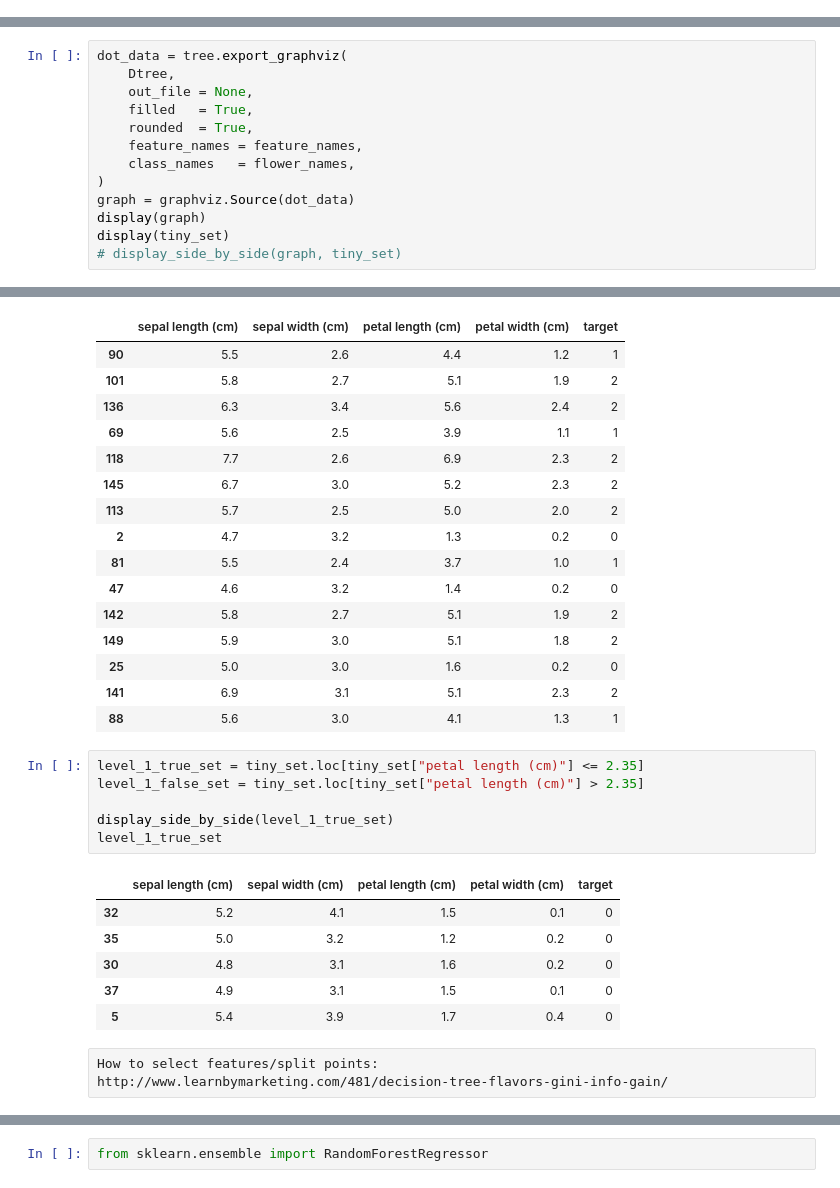
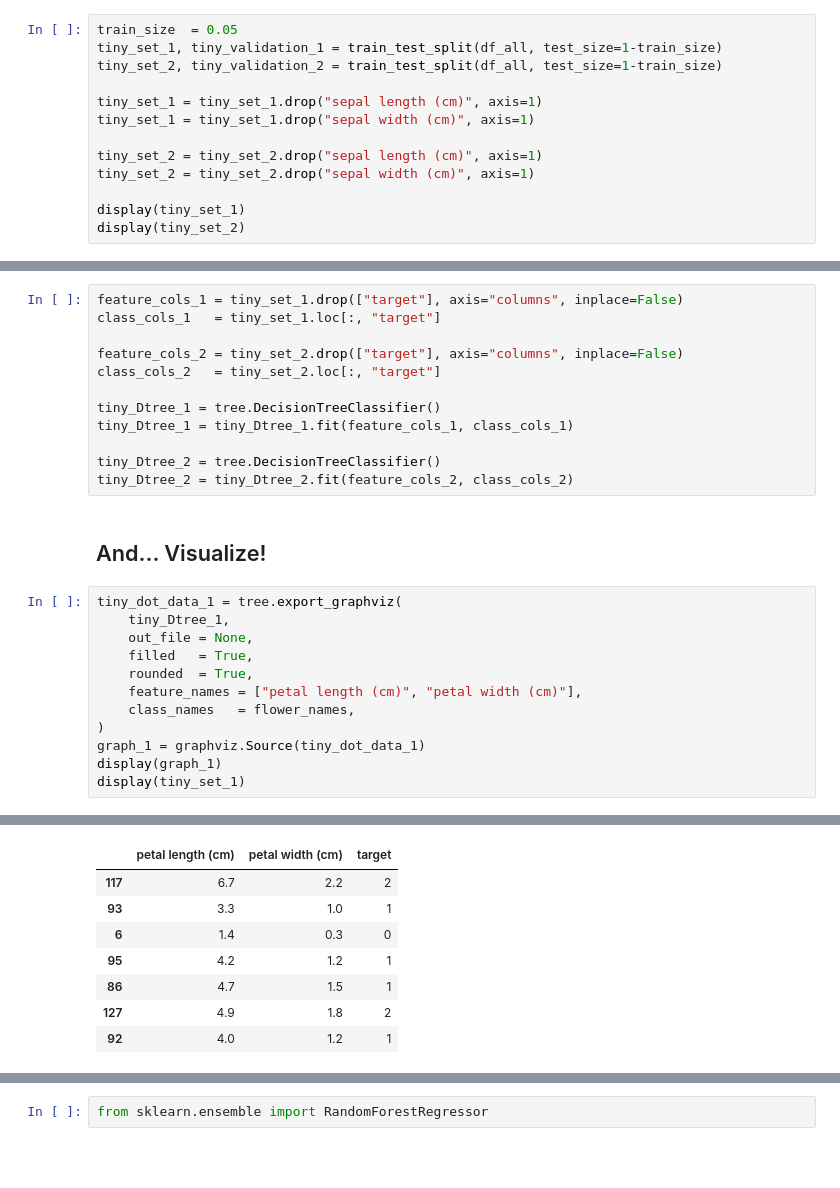
Before and after one commit to ucfai/core, a Jupyter notebook: fa18/2018-10-31-decision-trees/2018-10-31-decision-trees.ipynb, the cells around one changed output, grey strips where cells are left out. Cells and saved outputs as stored; diff of their text form; blank space fills up the shorter version.

```diff
--- a/fa18/2018-10-31-decision-trees/2018-10-31-decision-trees.ipynb
+++ b/fa18/2018-10-31-decision-trees/2018-10-31-decision-trees.ipynb
@@ -81,0 +95,13 @@ Dtree = Dtree.fit(feature_cols, class_cols)
+# %%
+train_size  = 0.05
+tiny_set_1, tiny_validation_1 = train_test_split(df_all, test_size=1-train_size)
+tiny_set_2, tiny_validation_2 = train_test_split(df_all, test_size=1-train_size)
+
+tiny_set_1 = tiny_set_1.drop("sepal length (cm)", axis=1)
+tiny_set_1 = tiny_set_1.drop("sepal width (cm)", axis=1)
+
+tiny_set_2 = tiny_set_2.drop("sepal length (cm)", axis=1)
+tiny_set_2 = tiny_set_2.drop("sepal width (cm)", axis=1)
+
+display(tiny_set_1)
+display(tiny_set_2)
@@ -82,47 +130,36 @@ Dtree = Dtree.fit(feature_cols, class_cols)
+# %%
+feature_cols_1 = tiny_set_1.drop(["target"], axis="columns", inplace=False)
+class_cols_1   = tiny_set_1.loc[:, "target"]
+
+feature_cols_2 = tiny_set_2.drop(["target"], axis="columns", inplace=False)
+class_cols_2   = tiny_set_2.loc[:, "target"]
+
+tiny_Dtree_1 = tree.DecisionTreeClassifier()
+tiny_Dtree_1 = tiny_Dtree_1.fit(feature_cols_1, class_cols_1)
+
+tiny_Dtree_2 = tree.DecisionTreeClassifier()
+tiny_Dtree_2 = tiny_Dtree_2.fit(feature_cols_2, class_cols_2)
+# %% [markdown]
+## And... Visualize!
 # %%
-dot_data = tree.export_graphviz(
-    Dtree,
+tiny_dot_data_1 = tree.export_graphviz(
+    tiny_Dtree_1,
     out_file = None,
     filled   = True,
     rounded  = True,
-    feature_names = feature_names,
+    feature_names = ["petal length (cm)", "petal width (cm)"],
     class_names   = flower_names,
 )
-graph = graphviz.Source(dot_data)
-display(graph)
-display(tiny_set)
-# display_side_by_side(graph, tiny_set)
+graph_1 = graphviz.Source(tiny_dot_data_1)
+display(graph_1)
+display(tiny_set_1)
 # %% [output]
 [drawing not drawn]
-|  | sepal length (cm) | sepal width (cm) | petal length (cm) | petal width (cm) | target |
-| 90 | 5.5 | 2.6 | 4.4 | 1.2 | 1 |
-| 101 | 5.8 | 2.7 | 5.1 | 1.9 | 2 |
-| 136 | 6.3 | 3.4 | 5.6 | 2.4 | 2 |
-| 69 | 5.6 | 2.5 | 3.9 | 1.1 | 1 |
-| 118 | 7.7 | 2.6 | 6.9 | 2.3 | 2 |
-| 145 | 6.7 | 3.0 | 5.2 | 2.3 | 2 |
-| 113 | 5.7 | 2.5 | 5.0 | 2.0 | 2 |
-| 2 | 4.7 | 3.2 | 1.3 | 0.2 | 0 |
-| 81 | 5.5 | 2.4 | 3.7 | 1.0 | 1 |
-| 47 | 4.6 | 3.2 | 1.4 | 0.2 | 0 |
-| 142 | 5.8 | 2.7 | 5.1 | 1.9 | 2 |
-| 149 | 5.9 | 3.0 | 5.1 | 1.8 | 2 |
-| 25 | 5.0 | 3.0 | 1.6 | 0.2 | 0 |
-| 141 | 6.9 | 3.1 | 5.1 | 2.3 | 2 |
-| 88 | 5.6 | 3.0 | 4.1 | 1.3 | 1 |
+|  | petal length (cm) | petal width (cm) | target |
+| 117 | 6.7 | 2.2 | 2 |
+| 93 | 3.3 | 1.0 | 1 |
+| 6 | 1.4 | 0.3 | 0 |
+| 95 | 4.2 | 1.2 | 1 |
+| 86 | 4.7 | 1.5 | 1 |
+| 127 | 4.9 | 1.8 | 2 |
+| 92 | 4.0 | 1.2 | 1 |
-# %%
-level_1_true_set = tiny_set.loc[tiny_set["petal length (cm)"] <= 2.35]
-level_1_false_set = tiny_set.loc[tiny_set["petal length (cm)"] > 2.35]
-
-display_side_by_side(level_1_true_set)
-level_1_true_set
-# %% [output]
-|  | sepal length (cm) | sepal width (cm) | petal length (cm) | petal width (cm) | target |
-| 32 | 5.2 | 4.1 | 1.5 | 0.1 | 0 |
-| 35 | 5.0 | 3.2 | 1.2 | 0.2 | 0 |
-| 30 | 4.8 | 3.1 | 1.6 | 0.2 | 0 |
-| 37 | 4.9 | 3.1 | 1.5 | 0.1 | 0 |
-| 5 | 5.4 | 3.9 | 1.7 | 0.4 | 0 |
-# %% [raw]
-How to select features/split points:
-http://www.learnbymarketing.com/481/decision-tree-flavors-gini-info-gain/
```
Also changed, not shown: parts of 23 cells of this notebook, 1 other file.
